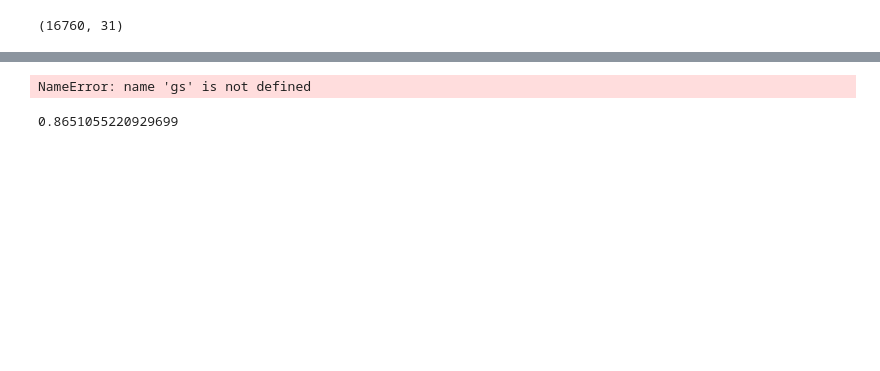
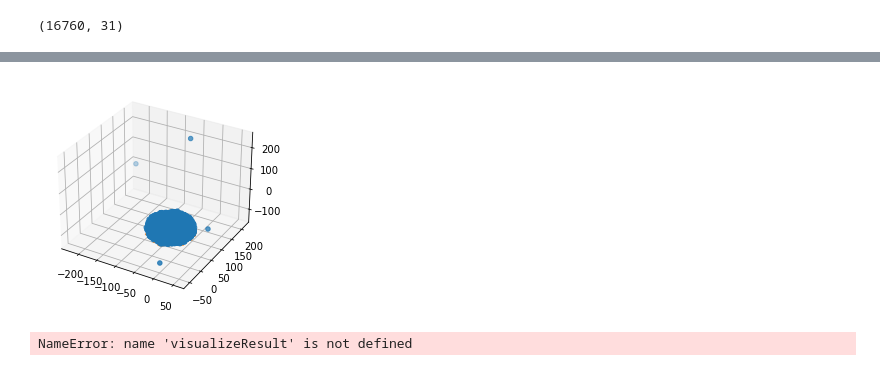
Before and after one commit to ycclau-107/STAT3612Project, a Jupyter notebook: TaskOne/L1_FS_V2_Chris.ipynb, the cells around one changed output, grey strips where cells are left out. Saved outputs shown, nothing was run; the diff lists cells and outputs as text; code cells hidden in the pictures; blank space fills up the shorter version.

```diff
--- a/TaskOne/L1_FS_V2_Chris.ipynb
+++ b/TaskOne/L1_FS_V2_Chris.ipynb
@@ -407,8 +358,38 @@ Fitting 5 folds for each of 94 candidates, totalling 470 fits
-# %%
-gs.best_params_
-# %% [output]
-NameError: name 'gs' is not defined
-# %%
-gs.best_score_
-# %% [output]
-0.8651055220929699
+# %%
+def visualizeResult(model,model_name, X_train,Y_train,
+                    X_test, y_test_hat):
+    n_feat = X_train.shape[0]
+    X_train_vis = X_train.copy()
+    X_test_vis =  X_test.copy()
+
+    label_train_list = [ 0 for i in range(X_train_vis.shape[0])]
+    label_test_list = [ 1 for i in range(X_test_vis.shape[0])]
+    label_list = label_train_list + label_test_list
+    # print(label_list)
+
+
+    # print(X_train_vis.shape, X_test_vis.shape)
+    # X_vis = pd.DataFrame(pd.concat([X_test_vis,X_test_vis],ignore_index = True))
+
+    X_vis = X_train_vis.copy()
+    X_vis = model.fit_transform(X = X_vis)
+
+    fig = plt.figure()
+    ax = fig.add_subplot(projection = '3d')
+    ax.scatter(X_vis[y_train == 0,0] , X_vis[y_train == 0,1], X_vis[y_train == 0,2], marker = 'o')
+    ax.scatter(X_vis[y_train == 1,0] , X_vis[y_train == 1,1], X_vis[y_train == 1,2], marker = '^')
+
+    plt.title("3D Visualization using " + model_name + " model")
+    plt.show()
+
+tSNE = TSNE(n_components = 3, learning_rate = 'auto',init = 'random')
+visualizeResult(tSNE, "TSNE",X_train_select,y_train,X_valid_select, y_valid_pred)
+# %% [output]
+[figure, added]
+# %%
+#PCA
+from sklearn.decomposition import PCA
+pca = PCA(n_components = 3)
+visualizeResult(pca,"PCA", X_train_select,y_train,X_valid_select, y_valid_pred)
+# %% [output]
+NameError: name 'visualizeResult' is not defined
```
Also changed, not shown: parts of 18 cells of this notebook.
